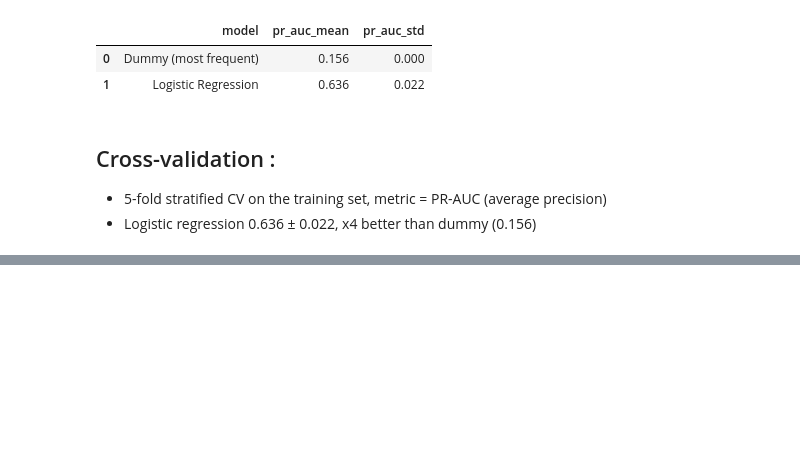
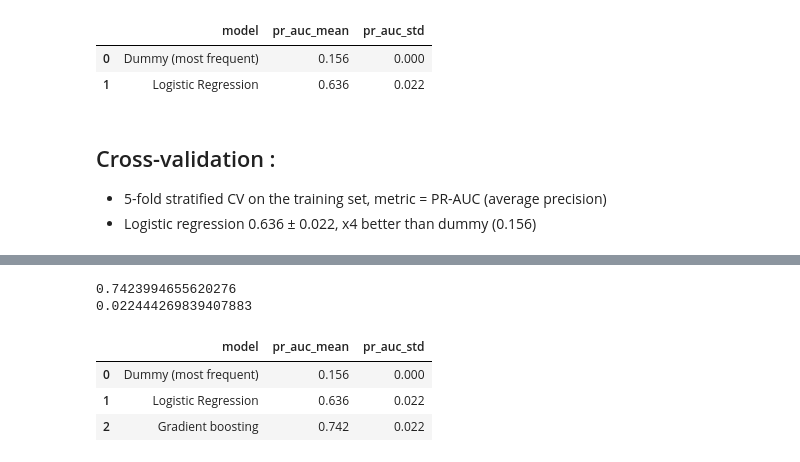
Before and after one commit to Alikhalili56/shopper-intent-api, a Jupyter notebook: notebooks/02_baseline.ipynb, the cells around one changed output, grey strips where cells are left out. Cells and saved outputs as stored; diff of their text form; code cells hidden in the pictures; blank space fills up the shorter version.

Commit message:
Add gradient boosting to CV comparison

```diff
--- a/notebooks/02_baseline.ipynb
+++ b/notebooks/02_baseline.ipynb
@@ -85,7 +85,7 @@ from sklearn.compose import ColumnTransformer
 from sklearn.preprocessing import StandardScaler, OneHotEncoder
 from sklearn.linear_model import LogisticRegression
 # %%
-preprocessor = ColumnTransformer([("num",StandardScaler(),numeric_cols),("category",OneHotEncoder(handle_unknown= 'ignore'),categorical_cols)])
+preprocessor = ColumnTransformer([("num",StandardScaler(),numeric_cols),("category",OneHotEncoder(handle_unknown= 'ignore', sparse_output=False),categorical_cols)])
 # %%
 logreg_pipe = Pipeline([("prep", preprocessor), ("lr_model", LogisticRegression())])
 # %%
@@ -179,0 +187,20 @@ comparison_table
+# %%
+hgb_pipe = Pipeline([("prep", preprocessor), ("hgb_model", HistGradientBoostingClassifier(random_state= 42))])
+# %%
+hgb_cv = cross_validate(hgb_pipe, X_train, y_train, cv = cv, scoring= "average_precision")
+# %%
+print(hgb_cv['test_score'].mean())
+print(hgb_cv['test_score'].std())
+# %% [output]
+0.7423994655620276
+0.022444269839407883
+# %%
+rows.append({'model' : 'Gradient boosting', 'pr_auc_mean' : hgb_cv['test_score'].mean().round(3), 'pr_auc_std':hgb_cv['test_score'].std().round(3)})
+# %%
+comparison_table = pd.DataFrame(rows)
+comparison_table
+# %% [output]
+|  | model | pr_auc_mean | pr_auc_std |
+| 0 | Dummy (most frequent) | 0.156 | 0.000 |
+| 1 | Logistic Regression | 0.636 | 0.022 |
+| 2 | Gradient boosting | 0.742 | 0.022 |
```
Also changed, not shown: parts of 6 cells of this notebook.
